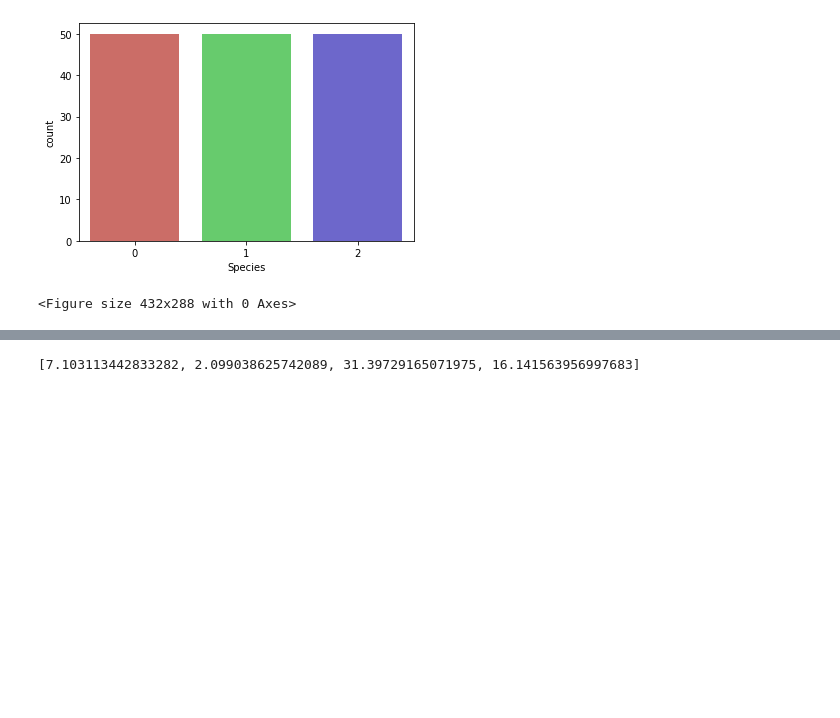
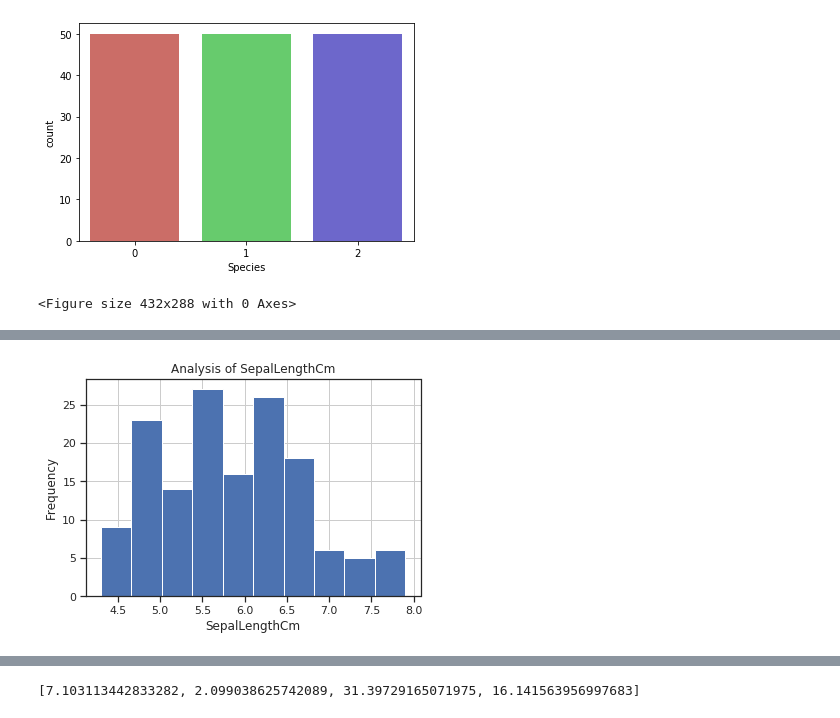
Before and after one commit to karljmurphy/logistic_regression, a Jupyter notebook: LR.ipynb, the cells around one changed output, grey strips where cells are left out. Drawn from its saved outputs; the diff is of its cells as text; code cells hidden in the pictures; blank space fills up the shorter version.

```diff
--- a/LR.ipynb
+++ b/LR.ipynb
@@ -36,0 +57,8 @@ We see from the above histogram that the "Species" variable is well balanced
+# %%
+df.SepalLengthCm.hist()
+plt.title('Analysis of SepalLengthCm')
+plt.xlabel('SepalLengthCm')
+plt.ylabel('Frequency')
+plt.savefig('SepalLengthCm')
+# %% [output]
+[figure, added]
```
Also changed, not shown: parts of 21 cells of this notebook.
